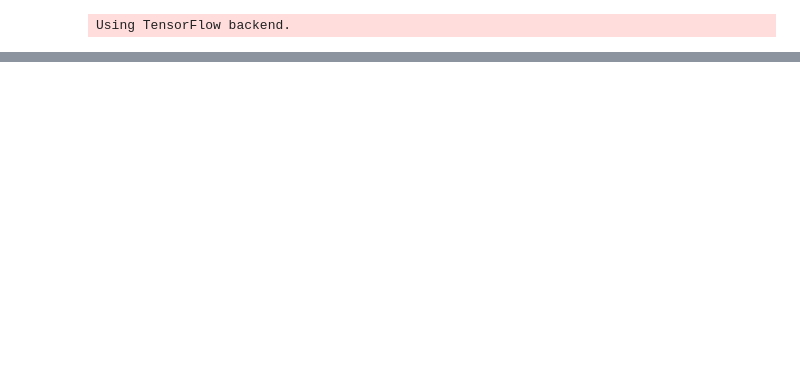
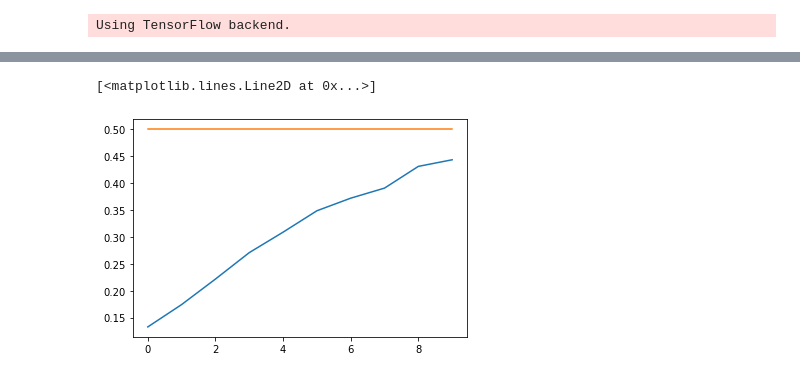
Before and after one commit to Ieremie/Protein-Secondary-Structure-Prediction, a Jupyter notebook: kfold/bigModelHistograms.ipynb, the cells around one changed output, grey strips where cells are left out. Drawn from its saved outputs; the diff is of its cells as text; code cells hidden in the pictures; blank space fills up the shorter version.

```diff
--- a/kfold/bigModelHistograms.ipynb
+++ b/kfold/bigModelHistograms.ipynb
@@ -58,0 +108,4 @@ print(histogram[50])
+# %%
+import pickle
+m1H = pickle.load( open( "model_history_kfold1", "rb" ) )
+print(m1H)
@@ -59,4 +120,9 @@ print(histogram[50])
 # %%
 import matplotlib.pyplot as plt
-plt.hist(histogram, bins=10)
-plt.show()
+
+# Plot training & validation accuracy values
+plt.plot(m1H['accuracy'])
+plt.plot(m1H['val_accuracy'])
+# %% [output]
+[<matplotlib.lines.Line2D at 0x...>]
+[figure, added]
```
Also changed, not shown: parts of 15 cells of this notebook, 3 other files.
